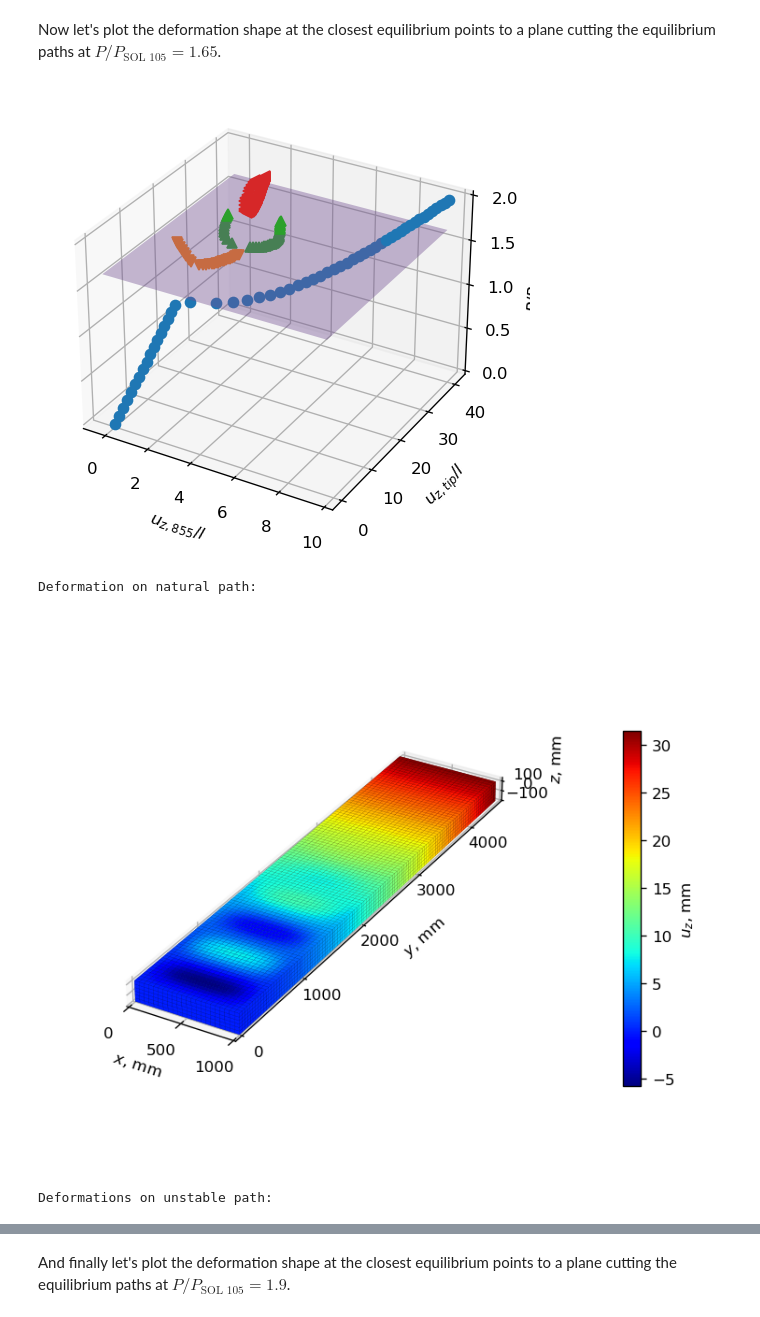
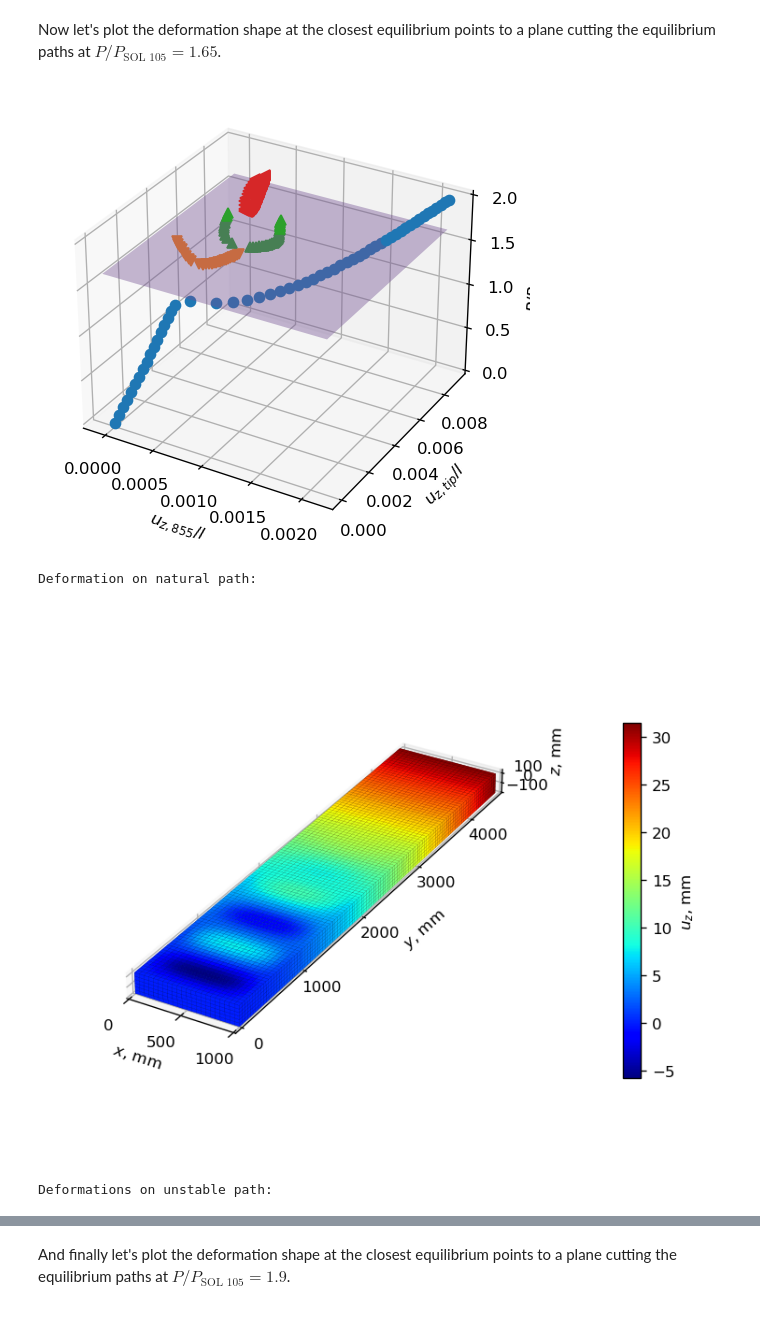
Before and after one commit to fmamitrotta/nonlinear-structural-stability-notebooks, a Jupyter notebook: notebooks/15_Investigation_of_the_Equilibrium_Paths_of_the_Box_Beam_Reinforced_with_Ribs.ipynb, the cells around one changed output, grey strips where cells are left out. Saved outputs shown, nothing was run; the diff lists cells and outputs as text; code cells hidden in the pictures.

```diff
--- a/notebooks/15_Investigation_of_the_Equilibrium_Paths_of_the_Box_Beam_Reinforced_with_Ribs.ipynb
+++ b/notebooks/15_Investigation_of_the_Equilibrium_Paths_of_the_Box_Beam_Reinforced_with_Ribs.ipynb
@@ -600,50 +611,60 @@ ax_3d = plt.axes(projection='3d')
 
 # Plot part of the equilibrium paths that should not be visible on top of the plane
 load_factor = 1.65
-for key in local_displacements:
-    ax_3d.plot3D(local_displacements[key], tip_displacements[key], np.where(applied_loads[key]<load_factor, applied_loads[key], np.nan), markers[key], color=colors[key])
+for key in nondimensional_local_displacements:
+    ax_3d.plot3D(nondimensional_local_displacements[key], nondimensional_tip_displacements[key],
+                 np.where(nondimensional_applied_loads[key]<load_factor, nondimensional_applied_loads[key], np.nan),
+                 markers[key], color=colors[key])
 
 # Plot plane
-local_displacements_array = np.concatenate(tuple(local_displacements[key] for key in local_displacements))
-tip_displacements_array = np.concatenate(tuple(tip_displacements[key] for key in tip_displacements))
-xx, yy = np.meshgrid([np.min(local_displacements_array), np.max(local_displacements_array)], [np.min(tip_displacements_array), np.max(tip_displacements_array)])
-ax_3d.plot_surface(xx, yy, np.full_like(xx, load_factor), alpha=0.4, color=colors[len(local_displacements)])
+local_displacements_array = np.concatenate(tuple(nondimensional_local_displacements[key] for key in nondimensional_local_displacements))
+tip_displacements_array = np.concatenate(tuple(nondimensional_tip_displacements[key] for key in nondimensional_tip_displacements))
+xx, yy = np.meshgrid([np.min(local_displacements_array), np.max(local_displacements_array)], [np.min(tip_displacements_array),
+                                                                                              np.max(tip_displacements_array)])
+ax_3d.plot_surface(xx, yy, np.full_like(xx, load_factor), alpha=0.4, color=colors[len(nondimensional_local_displacements)])
 
 # Plot part of the equilibrium paths that should be visible on top of the plane
-for key in local_displacements:
-    ax_3d.plot3D(local_displacements[key], tip_displacements[key], np.where(applied_loads[key]>=load_factor, applied_loads[key], np.nan), markers[key], color=colors[key], zorder=3)
+for key in nondimensional_local_displacements:
+    ax_3d.plot3D(nondimensional_local_displacements[key], nondimensional_tip_displacements[key],
+                 np.where(nondimensional_applied_loads[key]>=load_factor, nondimensional_applied_loads[key], np.nan),
+                 markers[key], color=colors[key], zorder=3)
 
 # Set plot appearance
 ax_3d.set_xlabel(f'$u_{{z, {max_displacement_node_id:d}}}/l$')
 ax_3d.set_ylabel('$u_{z, tip}/l$')
 ax_3d.set_zlabel('$P/P_\mathrm{SOL\/105}$')
 ax_3d.grid(visible=True)
 plt.show()
 
 # Plot static deformation of natural path
 print('Deformation on natural path:')
-load_step = np.argmin(np.abs(applied_loads[0] - load_factor)) + 1  # find closest load step to plane
-_, ax, cbar = pynastran_utils.plot_static_deformation(op2_object=sol_106_op2_2Psol105_epsp1em3, subcase_id=second_subcase_id, load_step=load_step, displacement_component='tz')
+load_step = np.argmin(np.abs(nondimensional_applied_loads[0] - load_factor)) + 1  # find closest load step to plane
+_, ax, cbar = pynastran_utils.plot_static_deformation(op2_object=sol_106_op2_2Psol105_epsp1em3, subcase_id=second_subcase_id,
+                                                      load_step=load_step, displacement_component='tz')
 adjust_3d_plot(ax, cbar)
 plt.show()
 
 # Plot first deformation on unstable path
 print('Deformations on unstable path:')
 key = 2
-negative_displacements_indices = np.where(local_displacements[key] < np.median(local_displacements[key]))[0]
-load_step = negative_displacements_indices[np.argmin(np.abs(applied_loads[key][negative_displacements_indices] - load_factor))] + 1  # find closest load step to plane
-_, ax, cbar = pynastran_utils.plot_static_deformation(op2_object=sol_106_op2_1_7Psol105_epsp1em1, subcase_id=second_subcase_id, load_step=load_step, displacement_component='tz')
+negative_displacements_indices = np.where(nondimensional_local_displacements[key] < np.median(nondimensional_local_displacements[key]))[0]
+load_step = negative_displacements_indices[np.argmin(
+    np.abs(nondimensional_applied_loads[key][negative_displacements_indices] - load_factor))] + 1  # find closest load step to plane
+_, ax, cbar = pynastran_utils.plot_static_deformation(op2_object=sol_106_op2_1_7Psol105_epsp1em1, subcase_id=second_subcase_id,
+                                                      load_step=load_step, displacement_component='tz')
 adjust_3d_plot(ax, cbar)
 plt.show()
 
 # Plot second deformation on unstable path
-positive_displacements_indices = np.where(local_displacements[1] > np.median(local_displacements[1]))[0]
-load_step = positive_displacements_indices[np.argmin(np.abs(applied_loads[key][positive_displacements_indices] - load_factor))] + 1  # find closest load step to plane
-_, ax, cbar = pynastran_utils.plot_static_deformation(op2_object=sol_106_op2_1_7Psol105_epsp1em1, subcase_id=second_subcase_id, load_step=load_step, displacement_component='tz')
+positive_displacements_indices = np.where(nondimensional_local_displacements[1] > np.median(nondimensional_local_displacements[1]))[0]
+load_step = positive_displacements_indices[np.argmin(
+    np.abs(nondimensional_applied_loads[key][positive_displacements_indices] - load_factor))] + 1  # find closest load step to plane
+_, ax, cbar = pynastran_utils.plot_static_deformation(op2_object=sol_106_op2_1_7Psol105_epsp1em1, subcase_id=second_subcase_id,
+                                                      load_step=load_step, displacement_component='tz')
 adjust_3d_plot(ax, cbar)
 plt.show()
 # %% [output]
-[figure, old version]
+[figure, new version]
 Deformation on natural path:
 [figure]
 Deformations on unstable path:
```
Also changed, not shown: parts of 4 cells of this notebook, 1 other file.
